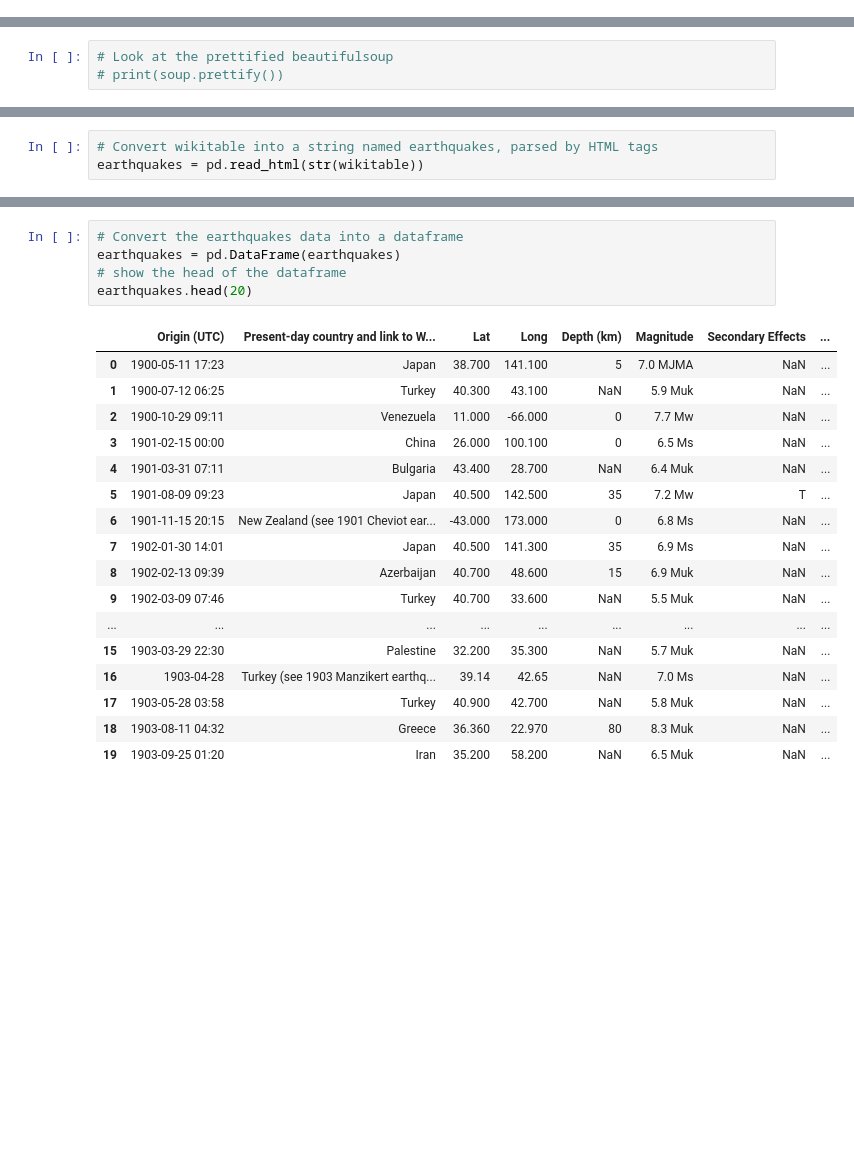
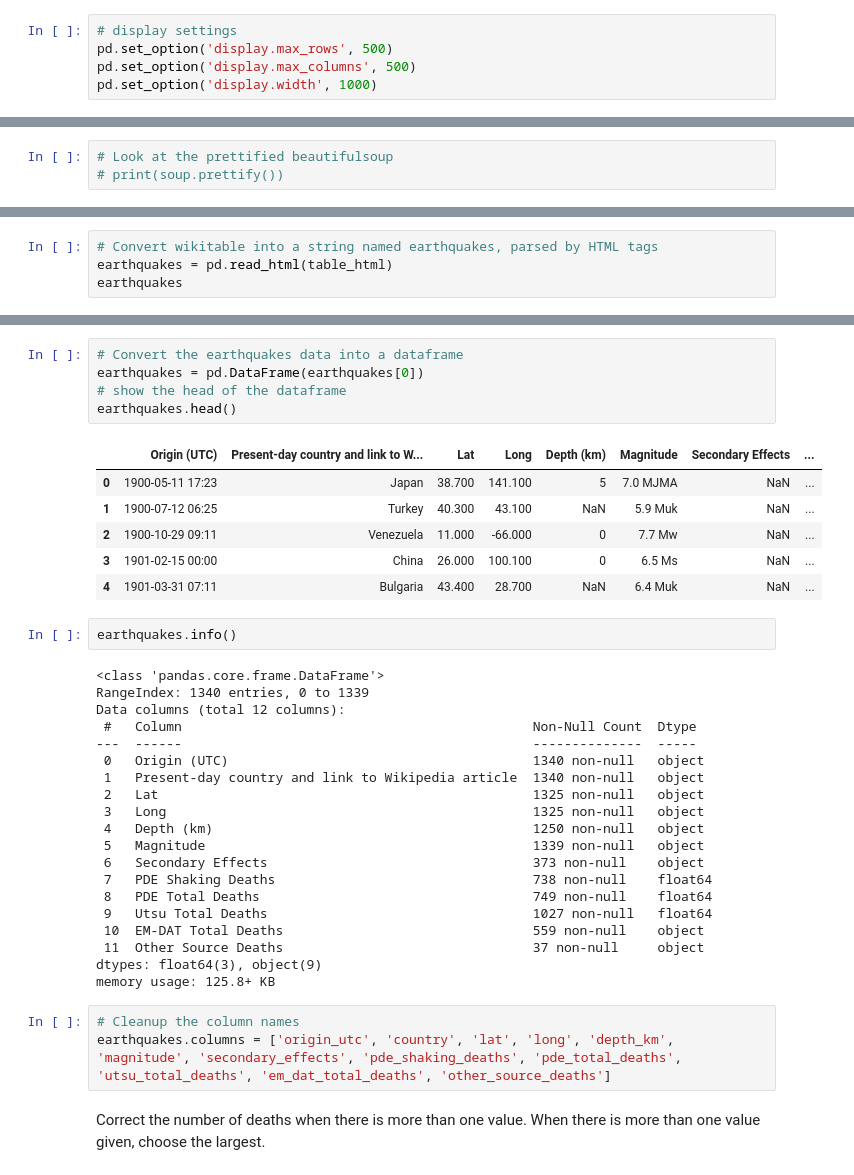
Before and after one commit to ocnrandolph/TNEG_Earthquakes, a Jupyter notebook: notebooks/dq3-TNEG-data-cleaning.ipynb, the cells around one changed output, grey strips where cells are left out. Drawn from its saved outputs; the diff is of its cells as text; blank space fills up the shorter version.

```diff
--- a/notebooks/dq3-TNEG-data-cleaning.ipynb
+++ b/notebooks/dq3-TNEG-data-cleaning.ipynb
@@ -5,6 +21,11 @@ import requests
 from bs4 import BeautifulSoup as BS
 from IPython.core.display import HTML
 # import io
+# %%
+# display settings
+pd.set_option('display.max_rows', 500)
+pd.set_option('display.max_columns', 500)
+pd.set_option('display.width', 1000)
 # %%
 # define URL
 URL = 'https://en.wikipedia.org/wiki/List_of_deadly_earthquakes_since_1900'
@@ -64,4 +107,5 @@ HTML(table_html)
 [interactive output not drawn]
 # %%
 # Convert wikitable into a string named earthquakes, parsed by HTML tags
-earthquakes = pd.read_html(str(wikitable))
+earthquakes = pd.read_html(table_html)
+earthquakes
@@ -68,23 +127,39 @@ earthquakes = pd.read_html(str(wikitable))
 # %%
 # Convert the earthquakes data into a dataframe
-earthquakes = pd.DataFrame(earthquakes)
+earthquakes = pd.DataFrame(earthquakes[0])
 # show the head of the dataframe
-earthquakes.head(20)
+earthquakes.head()
 # %% [output]
 |  | Origin (UTC) | Present-day country and link to W... | Lat | Long | Depth (km) | Magnitude | Secondary Effects | ... |
 | 0 | 1900-05-11 17:23 | Japan | 38.700 | 141.100 | 5 | 7.0 MJMA | NaN | ... |
 | 1 | 1900-07-12 06:25 | Turkey | 40.300 | 43.100 | NaN | 5.9 Muk | NaN | ... |
 | 2 | 1900-10-29 09:11 | Venezuela | 11.000 | -66.000 | 0 | 7.7 Mw | NaN | ... |
 | 3 | 1901-02-15 00:00 | China | 26.000 | 100.100 | 0 | 6.5 Ms | NaN | ... |
 | 4 | 1901-03-31 07:11 | Bulgaria | 43.400 | 28.700 | NaN | 6.4 Muk | NaN | ... |
-| 5 | 1901-08-09 09:23 | Japan | 40.500 | 142.500 | 35 | 7.2 Mw | T | ... |
-| 6 | 1901-11-15 20:15 | New Zealand (see 1901 Cheviot ear... | -43.000 | 173.000 | 0 | 6.8 Ms | NaN | ... |
-| 7 | 1902-01-30 14:01 | Japan | 40.500 | 141.300 | 35 | 6.9 Ms | NaN | ... |
-| 8 | 1902-02-13 09:39 | Azerbaijan | 40.700 | 48.600 | 15 | 6.9 Muk | NaN | ... |
-| 9 | 1902-03-09 07:46 | Turkey | 40.700 | 33.600 | NaN | 5.5 Muk | NaN | ... |
-| ... | ... | ... | ... | ... | ... | ... | ... | ... |
-| 15 | 1903-03-29 22:30 | Palestine | 32.200 | 35.300 | NaN | 5.7 Muk | NaN | ... |
-| 16 | 1903-04-28 | Turkey (see 1903 Manzikert earthq... | 39.14 | 42.65 | NaN | 7.0 Ms | NaN | ... |
-| 17 | 1903-05-28 03:58 | Turkey | 40.900 | 42.700 | NaN | 5.8 Muk | NaN | ... |
-| 18 | 1903-08-11 04:32 | Greece | 36.360 | 22.970 | 80 | 8.3 Muk | NaN | ... |
-| 19 | 1903-09-25 01:20 | Iran | 35.200 | 58.200 | NaN | 6.5 Muk | NaN | ... |
+# %%
+earthquakes.info()
+# %% [output]
+<class 'pandas.core.frame.DataFrame'>
+RangeIndex: 1340 entries, 0 to 1339
+Data columns (total 12 columns):
+ #   Column                                             Non-Null Count  Dtype
+---  ------                                             --------------  -----
+ 0   Origin (UTC)                                       1340 non-null   object
+ 1   Present-day country and link to Wikipedia article  1340 non-null   object
+ 2   Lat                                                1325 non-null   object
+ 3   Long                                               1325 non-null   object
+ 4   Depth (km)                                         1250 non-null   object
+ 5   Magnitude                                          1339 non-null   object
+ 6   Secondary Effects                                  373 non-null    object
+ 7   PDE Shaking Deaths                                 738 non-null    float64
+ 8   PDE Total Deaths                                   749 non-null    float64
+ 9   Utsu Total Deaths                                  1027 non-null   float64
+ 10  EM-DAT Total Deaths                                559 non-null    object
+ 11  Other Source Deaths                                37 non-null     object
+dtypes: float64(3), object(9)
+memory usage: 125.8+ KB
+# %%
+# Cleanup the column names
+earthquakes.columns = ['origin_utc', 'country', 'lat', 'long', 'depth_km', 'magnitude', 'secondary_effects', 'pde_shaking_deaths', 'pde_total_deaths', 'utsu_total_deaths', 'em_dat_total_deaths', 'other_source_deaths']
+# %% [markdown]
+Correct the number of deaths when there is more than one value. When there is more than one value given, choose the largest.
```
Also changed, not shown: parts of 31 cells of this notebook, 1 other file.
